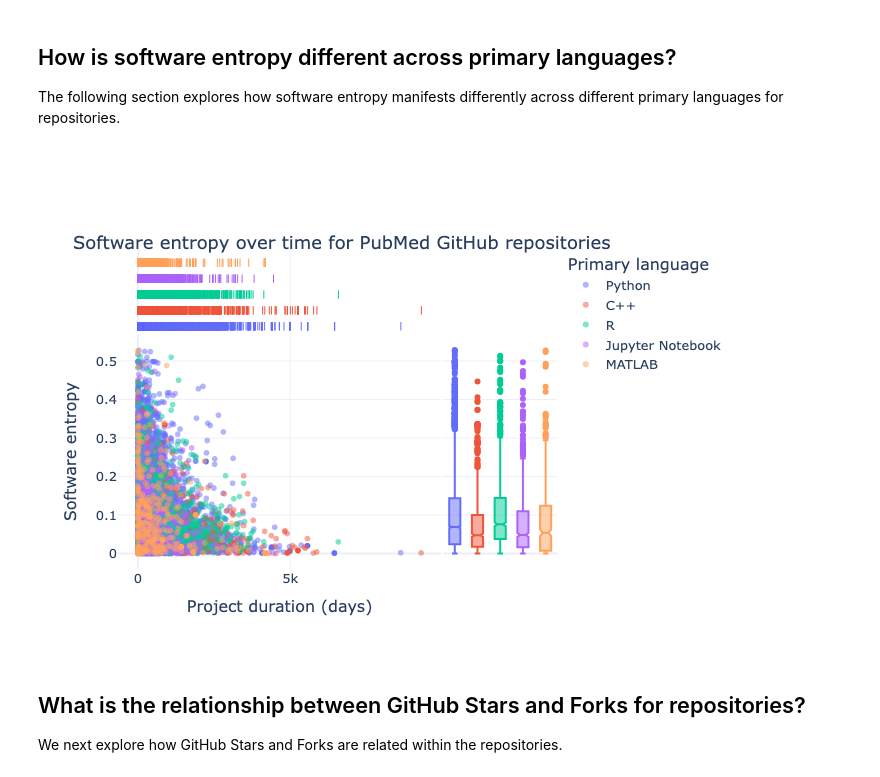
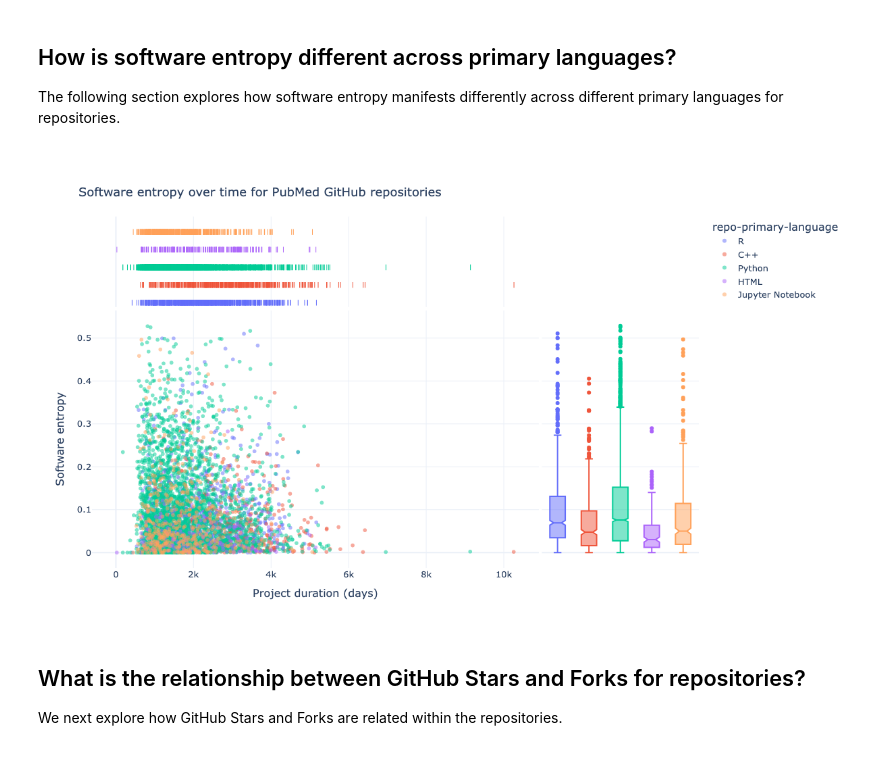
Before and after one commit to software-gardening/almanack, a Jupyter notebook: src/book/seed-bank/pubmed-github-repositories/understanding-pubmed-github-repos.ipynb, the cells around one changed output. Saved outputs shown, nothing was run; the diff lists cells and outputs as text; code cells hidden in the pictures.

```diff
--- a/src/book/seed-bank/pubmed-github-repositories/understanding-pubmed-github-repos.ipynb
+++ b/src/book/seed-bank/pubmed-github-repositories/understanding-pubmed-github-repos.ipynb
@@ -87,4 +79,0 @@ df.head()
-# %%
-# fix errors with 0 time of existence and normalized entropy
-df = df.dropna(subset=["Time of Existence (days)", "Normalized Total Entropy"])
-df
@@ -90,0 +86,4 @@ df
+# %%
+# cleanup: drop columns or rows whose values are all empty
+df = df.dropna(axis=1, how="all")
+df = df.dropna(axis=0, how="all")
@@ -90,0 +109,16 @@ df
+# %%
+df["repo-days-of-existence"] = (
+    pd.Timestamp.now() - df["repo-commit-start-date"]
+).dt.days
+df["repo-days-inactive"] = (pd.Timestamp.now() - df["repo-commit-end-date"]).dt.days
+fig = px.ecdf(
+    df,
+    x="repo-days-inactive",
+    title="CDF of repository inactivity by last commit date",
+    width=1200,
+    height=700,
+)
+fig.write_image(
+    image_file := "images/cdf_repository_inactivity_by_last_commit_date.png"
+)
+display(Image(filename=image_file))
@@ -118,34 +196,38 @@ fig_languages.show()
 
 The following section explores how software entropy manifests differently across different primary languages for repositories.
 # %%
+language_grouped_data = (
+    df.groupby(["repo-primary-language"]).size().reset_index(name="Count")
+)
+
 fig = px.scatter(
     df[
-        df["Primary language"].isin(
-            language_grouped_data.sort_values(by="Count")[-5:]["Primary language"]
+        df["repo-primary-language"].isin(
+            language_grouped_data.sort_values(by="Count")[-5:]["repo-primary-language"]
         )
     ],
-    x="Time of Existence (days)",
-    y="Normalized Total Entropy",
+    x="repo-days-of-existence",
+    y="repo-agg-info-entropy",
     hover_data=["Repository URL"],
-    width=700,
-    height=400,
+    width=1200,
+    height=700,
     title="Software entropy over time for PubMed GitHub repositories",
     marginal_x="rug",
     marginal_y="box",
     opacity=0.5,
-    color="Primary language",
+    color="repo-primary-language",
 )
 
 fig.update_layout(
     font=dict(size=13),
-    title={"yref": "container", "y": 0.8, "yanchor": "bottom"},
+    title={"yref": "container", "y": 0.9, "yanchor": "bottom"},
     xaxis_title="Project duration (days)",
     yaxis_title="Software entropy",
 )
 fig.write_image(image_file := "images/software-information-entropy-top-5-langs.png")
 display(Image(filename=image_file))
 # %% [output]
-[figure, old version]
+[figure, new version]
 # %% [markdown]
 ## What is the relationship between GitHub Stars and Forks for repositories?
 
```
Also changed, not shown: parts of 12 cells of this notebook, 57 other files.
